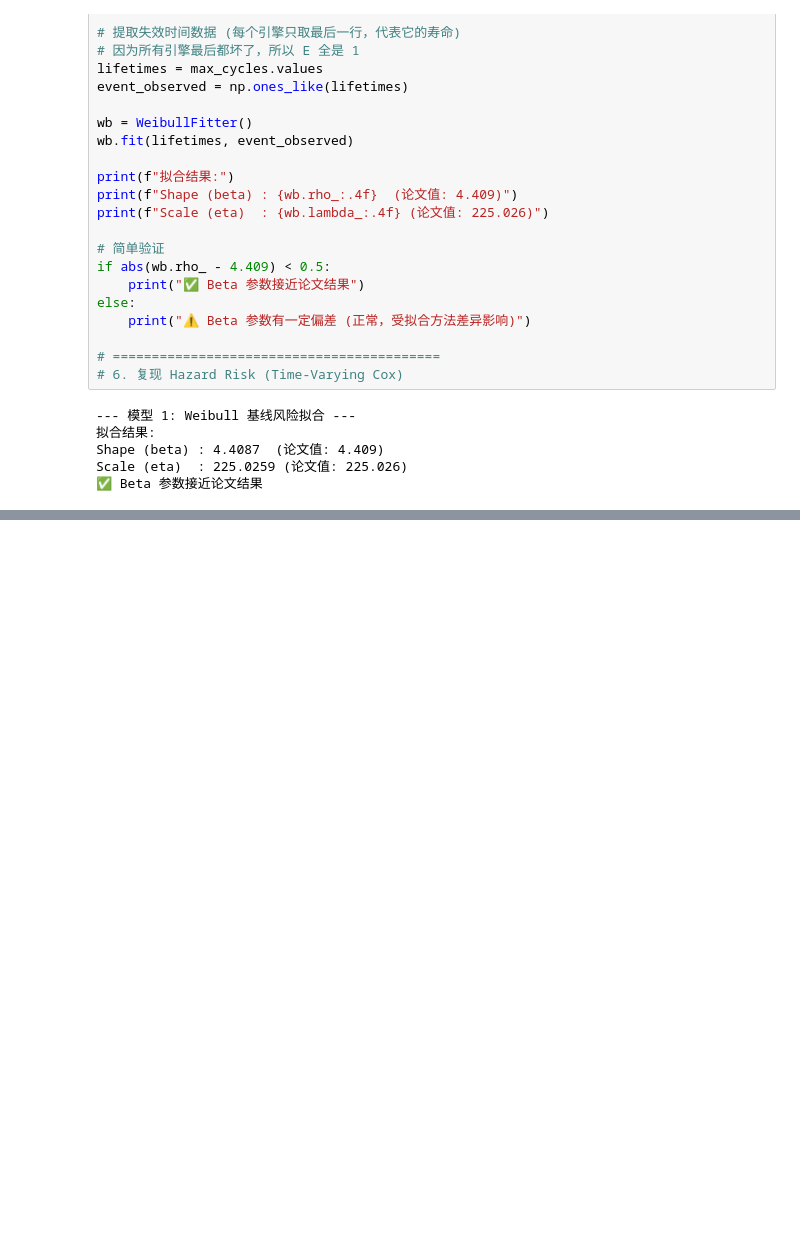
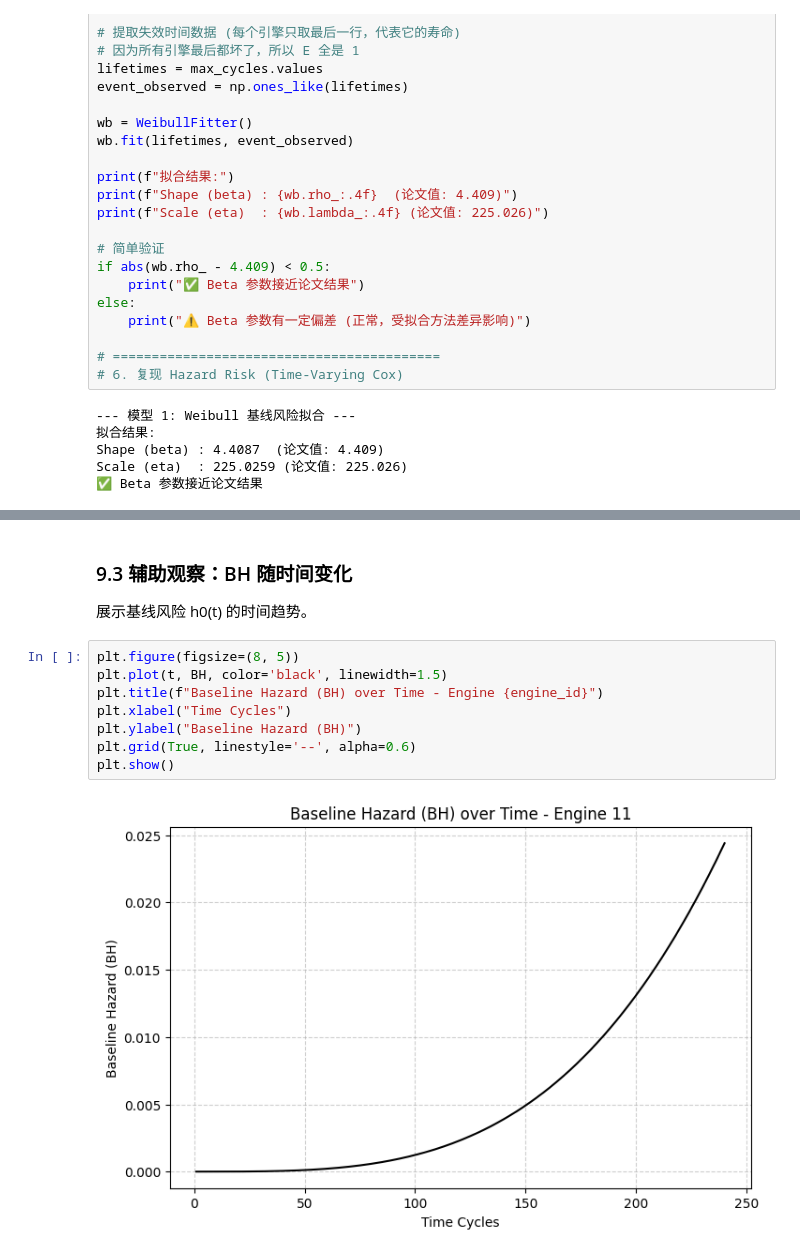
Before and after one commit to keter0001/lifelines-, a Jupyter notebook: 论文复现.ipynb, the cells around one changed output, grey strips where cells are left out. Cells and saved outputs as stored; diff of their text form; blank space fills up the shorter version.

```diff
--- a/论文复现.ipynb
+++ b/论文复现.ipynb
@@ -310,0 +422,14 @@ Engine 11 的 Hazard Rate 计算完成。
+# %% [markdown]
+### 9.3 辅助观察：BH 随时间变化
+
+展示基线风险 h0(t) 的时间趋势。
+# %%
+plt.figure(figsize=(8, 5))
+plt.plot(t, BH, color='black', linewidth=1.5)
+plt.title(f"Baseline Hazard (BH) over Time - Engine {engine_id}")
+plt.xlabel("Time Cycles")
+plt.ylabel("Baseline Hazard (BH)")
+plt.grid(True, linestyle='--', alpha=0.6)
+plt.show()
+# %% [output]
+[figure, added]
```
Also changed, not shown: parts of 43 cells of this notebook, 1 other file.
